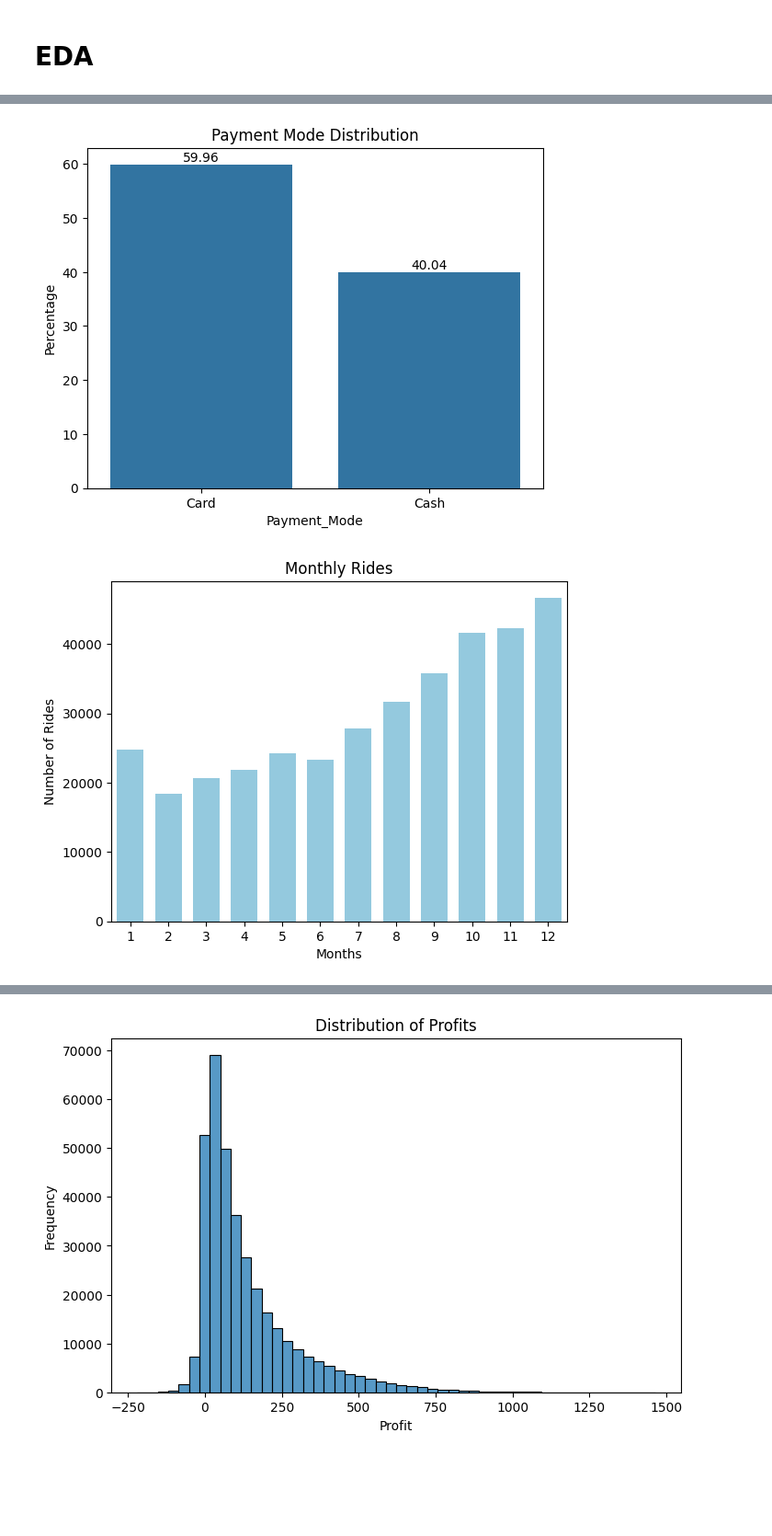
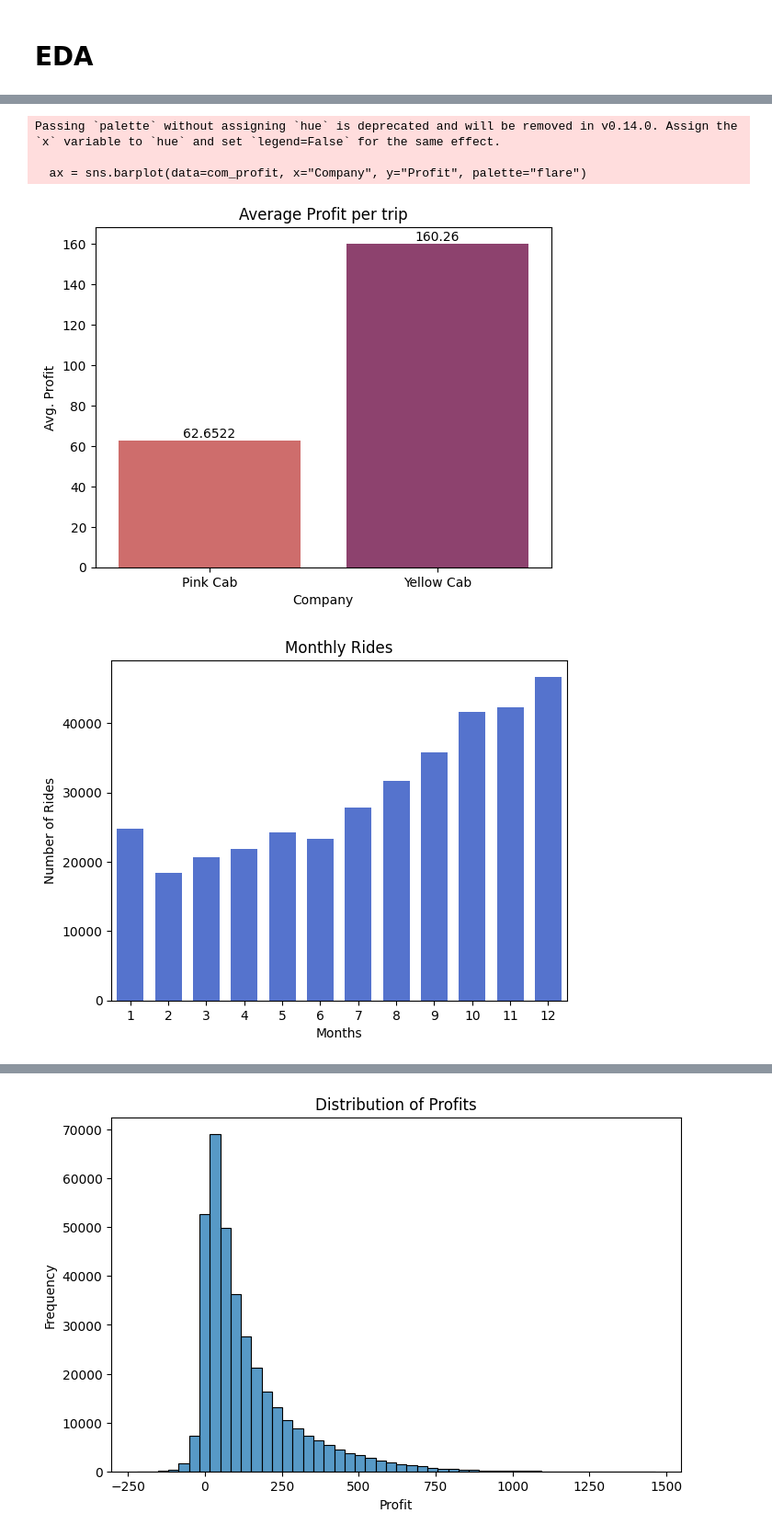
Before and after one commit to chjameskumar/Week-2, a Jupyter notebook: G2M_insight_for_Cab_Investment_firm.ipynb, the cells around one changed output, grey strips where cells are left out. Shown at 92% size. Saved outputs shown, nothing was run; the diff lists cells and outputs as text; code cells hidden in the pictures; blank space fills up the shorter version.

```diff
--- a/G2M_insight_for_Cab_Investment_firm.ipynb
+++ b/G2M_insight_for_Cab_Investment_firm.ipynb
@@ -435,11 +441,11 @@ df.duplicated().sum()
 # %% [markdown]
 # EDA
 # %%
-ax = sns.countplot(x=df["Company"], stat="percent")
+ax = sns.countplot(x=df["Company"], hue=df["Gender"])
 for label in ax.containers:
-    ax.bar_label(label,fmt='%.2f')
+    ax.bar_label(label)
 plt.xlabel("Company")
-plt.ylabel("Percentage")
-plt.title("Company Distribution")
+plt.ylabel("Transactions")
+plt.title("Gender Distribution of Companies")
 plt.show()
 # %% [output]
@@ -447,9 +453,9 @@ plt.show()
 # %%
-ax = sns.countplot(x=df["Gender"], stat="percent")
+ax = sns.countplot(x=df["Company"], hue=df["Payment_Mode"])
 for label in ax.containers:
-    ax.bar_label(label,fmt='%.2f')
-plt.xlabel("Gender")
-plt.ylabel("Percentage")
-plt.title("Gender Distribution")
+    ax.bar_label(label)
+plt.xlabel("Company")
+plt.ylabel("Transactions")
+plt.title("Payment mode Distribution of Companies")
 plt.show()
 # %% [output]
@@ -457,23 +463,30 @@ plt.show()
+# %%
+df2 = df.copy()
 # %%
-ax = sns.countplot(x=df["Payment_Mode"], stat="percent")
+com_profit = df2.groupby(by="Company")["Profit"].mean().reset_index()
+
+ax = sns.barplot(data=com_profit, x="Company", y="Profit", palette="flare")
 for label in ax.containers:
-    ax.bar_label(label,fmt='%.2f')
-plt.xlabel("Payment_Mode")
-plt.ylabel("Percentage")
-plt.title("Payment Mode Distribution")
+    ax.bar_label(label)
+plt.xlabel("Company")
+plt.ylabel("Avg. Profit")
+plt.title("Average Profit per trip")
+
 plt.show()
 # %% [output]
+Passing `palette` without assigning `hue` is deprecated and will be removed in v0.14.0. Assign the `x` variable to `hue` and set `legend=False` for the same effect.
+
+  ax = sns.barplot(data=com_profit, x="Company", y="Profit", palette="flare")
-[figure, old version]
+[figure, new version]
 # %%
-df_monthly = df.copy()
-df_monthly["month"] = df_monthly["Date of Travel"].dt.month
-transaction_count = df_monthly.groupby("month")["Transaction ID"].count().reset_index()
+df2["month"] = df2["Date of Travel"].dt.month
+transaction_count = df2.groupby("month")["Transaction ID"].count().reset_index()
 
-sns.barplot(data=transaction_count, x="month", y="Transaction ID", width=0.7, color="skyblue")
+sns.barplot(data=transaction_count, x="month", y="Transaction ID", width=0.7, color="royalblue")
 
 plt.title("Monthly Rides")
 plt.xlabel("Months")
 plt.ylabel("Number of Rides")
 plt.show()
 # %% [output]
-[figure, old version]
+[figure, new version]
```
Also changed, not shown: parts of 10 cells of this notebook.
